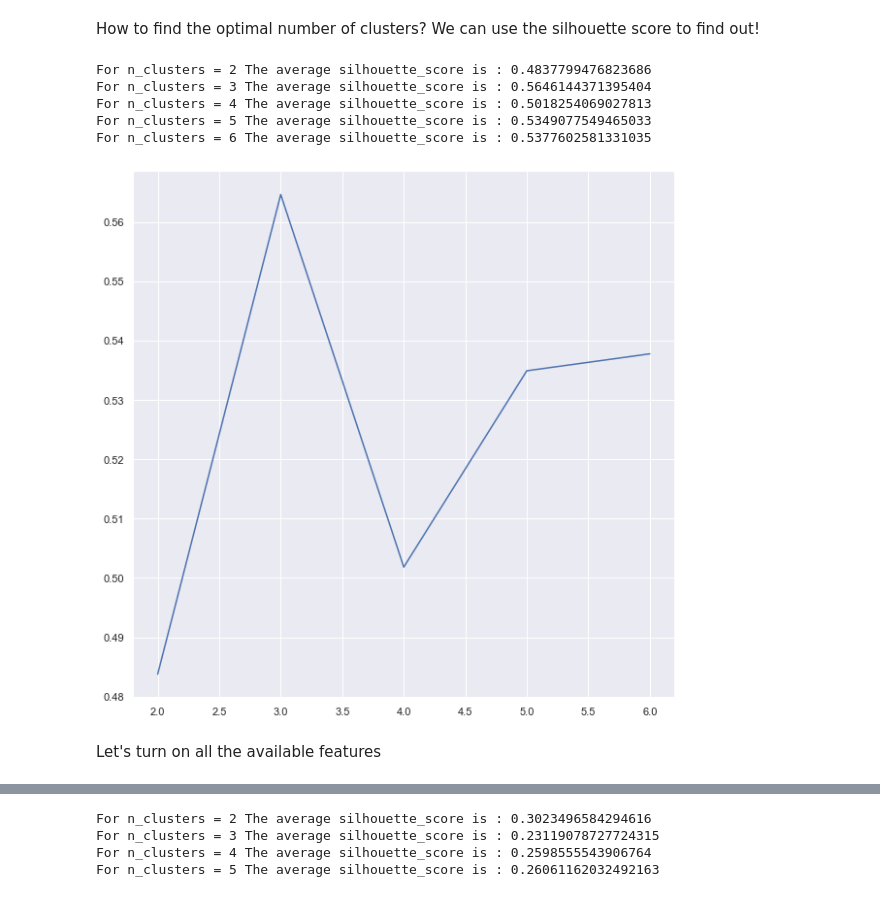
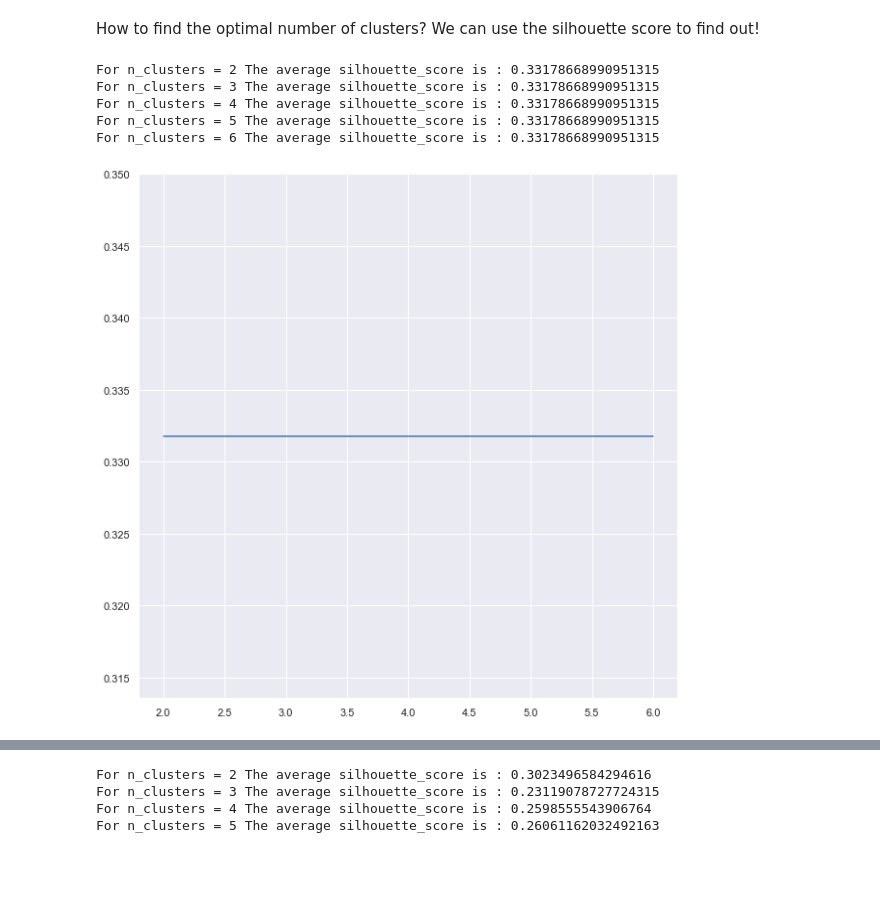
Before and after one commit to gtanzi/rcs_customer_segmentation, a Jupyter notebook: RCS_WorkSession.ipynb, the cells around one changed output, grey strips where cells are left out. Drawn from its saved outputs; the diff is of its cells as text; code cells hidden in the pictures; blank space fills up the shorter version.

```diff
--- a/RCS_WorkSession.ipynb
+++ b/RCS_WorkSession.ipynb
@@ -565,5 +585,6 @@ final_features = ['Age', 'Education', 'AvgVisitDuration',
        'PartnershipsPhC', 'CollabAttitudePhC', 'AvgOpenedEmail',
        'VisitsLandingPageLY', 'AccessOnlineServiceLY', 'AttendedEventsLY',
        'ClickthroughRate', 'OpenRate', 'Gender_F','Gender_M', 'RoleClinical', 'RoleResponsability']
-data2[final_features] = StandardScaler().fit_transform(data2[final_features])
-data2 = data2.fillna(0)
+data_scaled = data2.copy()
+data_scaled[final_features] = StandardScaler().fit_transform(data2[final_features])
+data_scaled = data_scaled.fillna(0)
@@ -588,0 +606,19 @@ sns.jointplot(x='Age', y='ClickthroughRate',data=result, hue='Cluster', );
+# %%
+N_cluster = 2
+selected_features = ['Age','ClickthroughRate']
+model = KMeans(n_clusters = N_cluster)
+model = DBSCAN()
+model = GaussianMixture(n_components=3, random_state=0)
+
+X =  data2[selected_features]
+result = X.copy()
+
+result['Cluster'] = model.fit_predict(X)
+sns.jointplot(x=selected_features[0], y=selected_features[1],data=result, hue='Cluster', );
+
+
+X =  data_scaled[selected_features]
+result = X.copy()
+
+result['Cluster'] = model.fit_predict(X)
+sns.jointplot(x=selected_features[0], y=selected_features[1],data=result, hue='Cluster', );
@@ -594,38 +633,35 @@ from sklearn.metrics import silhouette_samples, silhouette_score
 # %%
 import matplotlib.cm as cm
 range_n_clusters = [2, 3, 4, 5, 6]
-X =  data2[['Age','ClickthroughRate']].values
+X =  data2[selected_features].values
 
 
 def find_best_silhouette(X,range_n_clusters):
     silhouette_scores = []
     for n_clusters in range_n_clusters:
 
-        model = KMeans(n_clusters=n_clusters,random_state=10)
         cluster_labels = model.fit_predict(X)
 
         # The silhouette_score gives the average value for all the samples.
         # This gives a perspective into the density and separation of the formed
         # clusters
         silhouette_avg = silhouette_score(X, cluster_labels)
 
         print(
             "For n_clusters =",
             n_clusters,
             "The average silhouette_score is :",
             silhouette_avg,
         )
         silhouette_scores.append(silhouette_avg)
 
     plt.plot(range_n_clusters,silhouette_scores)
 
 find_best_silhouette(X,range_n_clusters)
 # %% [output]
-For n_clusters = 2 The average silhouette_score is : 0.4837799476823686
-For n_clusters = 3 The average silhouette_score is : 0.5646144371395404
-For n_clusters = 4 The average silhouette_score is : 0.5018254069027813
-For n_clusters = 5 The average silhouette_score is : 0.5349077549465033
-For n_clusters = 6 The average silhouette_score is : 0.5377602581331035
+For n_clusters = 2 The average silhouette_score is : 0.33178668990951315
+For n_clusters = 3 The average silhouette_score is : 0.33178668990951315
+For n_clusters = 4 The average silhouette_score is : 0.33178668990951315
+For n_clusters = 5 The average silhouette_score is : 0.33178668990951315
+For n_clusters = 6 The average silhouette_score is : 0.33178668990951315
-[figure, old version]
+[figure, new version]
-# %% [markdown]
-Let's turn on all the available features
```
Also changed, not shown: parts of 20 cells of this notebook, 1 other file.
